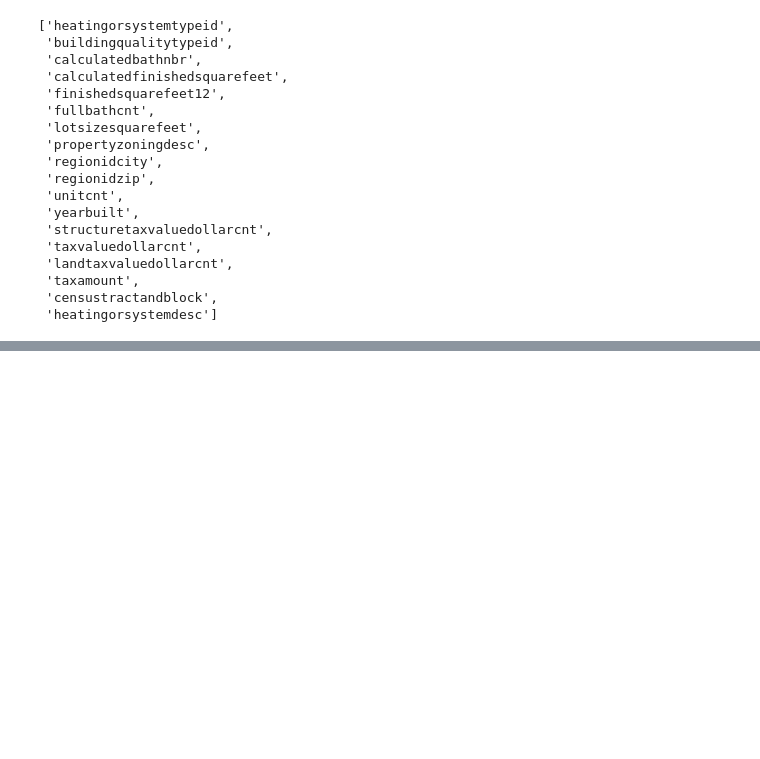
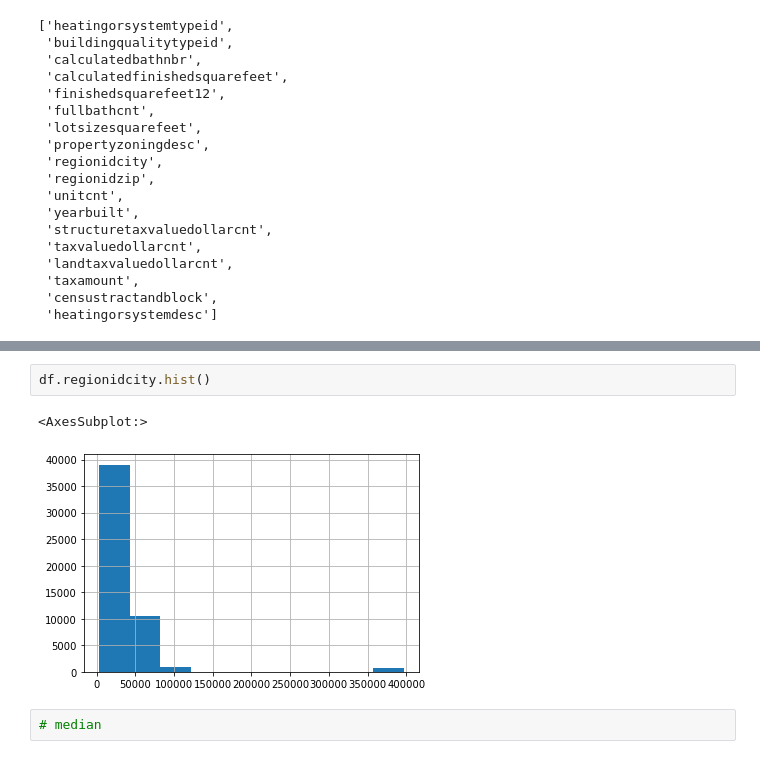
Before and after one commit to joshuamchavez2/clustering-exercises, a Jupyter notebook: zillow.ipynb, the cells around one changed output, grey strips where cells are left out. Saved outputs shown, nothing was run; the diff lists cells and outputs as text; blank space fills up the shorter version.

```diff
--- a/zillow.ipynb
+++ b/zillow.ipynb
@@ -323,0 +511,7 @@ df['heatingorsystemtypeid'].hist()
+# %%
+df.regionidcity.hist()
+# %% [output]
+<AxesSubplot:>
+[figure, added]
+# %%
+# median
```
Also changed, not shown: parts of 53 cells of this notebook, 6 other files.
